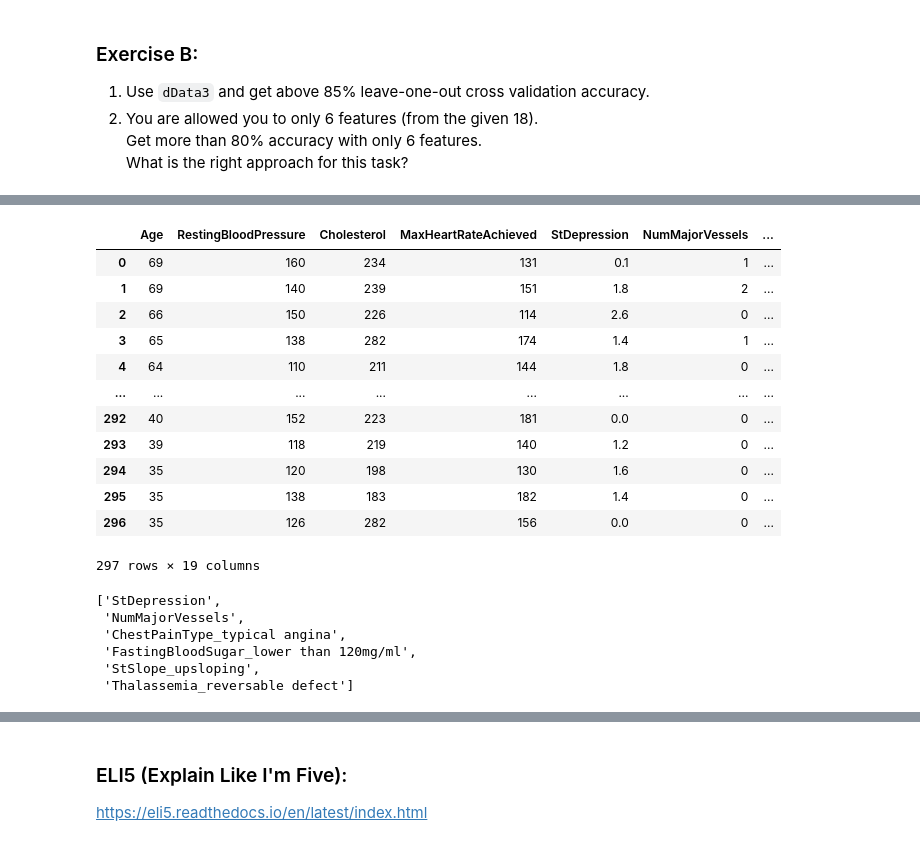
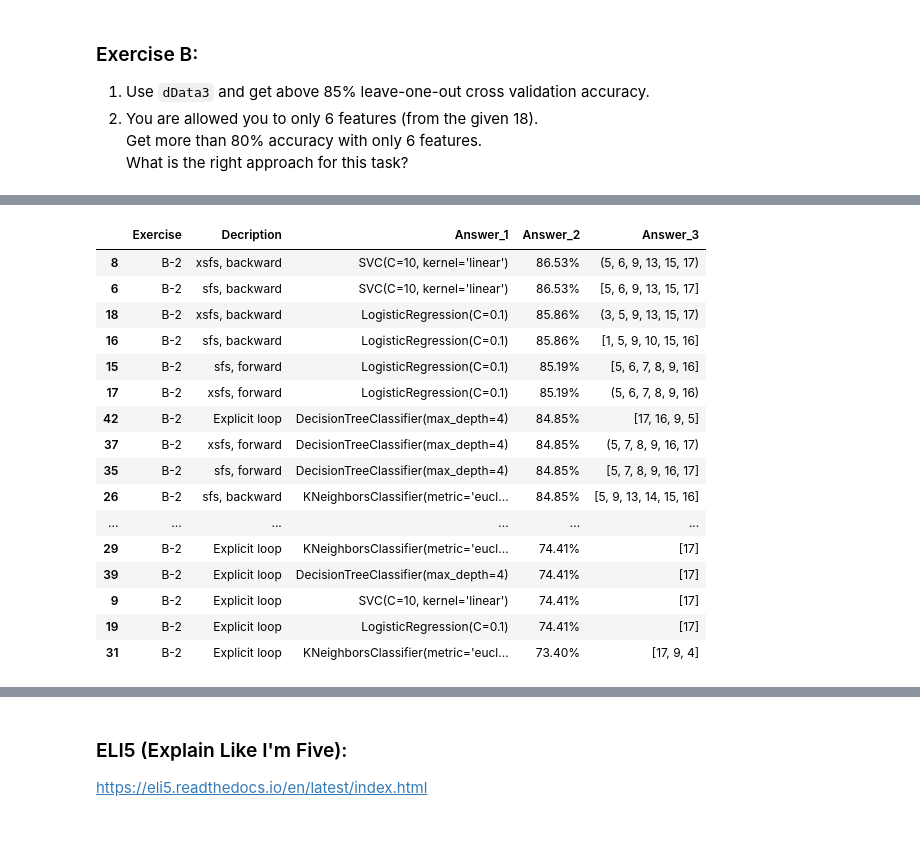
Before and after one commit to wzeyal/DataScience, a Jupyter notebook: Python_for_AI_Engineer/Exercises/4_Classification/Exercise03_Classification.ipynb, the cells around one changed output, grey strips where cells are left out. Saved outputs shown, nothing was run; the diff lists cells and outputs as text; code cells hidden in the pictures.

Commit message:
add classifiers

```diff
--- a/Python_for_AI_Engineer/Exercises/4_Classification/Exercise03_Classification.ipynb
+++ b/Python_for_AI_Engineer/Exercises/4_Classification/Exercise03_Classification.ipynb
@@ -414,8 +498,0 @@ sfs1_forward = sfs1_forward.fit(mX3, vY)
-# %%
-dfAnswers.loc[4] = [
-    'B-2',
-    'Feature Selection',
-    'mlextend.feature_selection forward',
-    f'Score {100*sfs1_forward.k_score_:2.2f}%',
-    sfs1_forward.k_feature_idx_,
-]
@@ -513,25 +499,20 @@ Index(['Age', 'RestingBloodPressure', 'Cholesterol', 'MaxHeartRateAchieved',
-# %%
-dData3
-# %% [output]
-|  | Age | RestingBloodPressure | Cholesterol | MaxHeartRateAchieved | StDepression | NumMajorVessels | ... |
-| 0 | 69 | 160 | 234 | 131 | 0.1 | 1 | ... |
-| 1 | 69 | 140 | 239 | 151 | 1.8 | 2 | ... |
-| 2 | 66 | 150 | 226 | 114 | 2.6 | 0 | ... |
-| 3 | 65 | 138 | 282 | 174 | 1.4 | 1 | ... |
-| 4 | 64 | 110 | 211 | 144 | 1.8 | 0 | ... |
-| ... | ... | ... | ... | ... | ... | ... | ... |
-| 292 | 40 | 152 | 223 | 181 | 0.0 | 0 | ... |
-| 293 | 39 | 118 | 219 | 140 | 1.2 | 0 | ... |
-| 294 | 35 | 120 | 198 | 130 | 1.6 | 0 | ... |
-| 295 | 35 | 138 | 183 | 182 | 1.4 | 0 | ... |
-| 296 | 35 | 126 | 282 | 156 | 0.0 | 0 | ... |
-297 rows × 19 columns
-# %%
-list(sfs1_backward.k_feature_names_)
-# %% [output]
-['StDepression',
- 'NumMajorVessels',
- 'ChestPainType_typical angina',
- 'FastingBloodSugar_lower than 120mg/ml',
- 'StSlope_upsloping',
- 'Thalassemia_reversable defect']
+# %%
+dfAnswers[dfAnswers.Exercise=='B-2'].sort_values('Answer_2', ascending=False)
+# %% [output]
+|  | Exercise | Decription | Answer_1 | Answer_2 | Answer_3 |
+| 8 | B-2 | xsfs, backward | SVC(C=10, kernel='linear') | 86.53% | (5, 6, 9, 13, 15, 17) |
+| 6 | B-2 | sfs, backward | SVC(C=10, kernel='linear') | 86.53% | [5, 6, 9, 13, 15, 17] |
+| 18 | B-2 | xsfs, backward | LogisticRegression(C=0.1) | 85.86% | (3, 5, 9, 13, 15, 17) |
+| 16 | B-2 | sfs, backward | LogisticRegression(C=0.1) | 85.86% | [1, 5, 9, 10, 15, 16] |
+| 15 | B-2 | sfs, forward | LogisticRegression(C=0.1) | 85.19% | [5, 6, 7, 8, 9, 16] |
+| 17 | B-2 | xsfs, forward | LogisticRegression(C=0.1) | 85.19% | (5, 6, 7, 8, 9, 16) |
+| 42 | B-2 | Explicit loop | DecisionTreeClassifier(max_depth=4) | 84.85% | [17, 16, 9, 5] |
+| 37 | B-2 | xsfs, forward | DecisionTreeClassifier(max_depth=4) | 84.85% | (5, 7, 8, 9, 16, 17) |
+| 35 | B-2 | sfs, forward | DecisionTreeClassifier(max_depth=4) | 84.85% | [5, 7, 8, 9, 16, 17] |
+| 26 | B-2 | sfs, backward | KNeighborsClassifier(metric='eucl... | 84.85% | [5, 9, 13, 14, 15, 16] |
+| ... | ... | ... | ... | ... | ... |
+| 29 | B-2 | Explicit loop | KNeighborsClassifier(metric='eucl... | 74.41% | [17] |
+| 39 | B-2 | Explicit loop | DecisionTreeClassifier(max_depth=4) | 74.41% | [17] |
+| 9 | B-2 | Explicit loop | SVC(C=10, kernel='linear') | 74.41% | [17] |
+| 19 | B-2 | Explicit loop | LogisticRegression(C=0.1) | 74.41% | [17] |
+| 31 | B-2 | Explicit loop | KNeighborsClassifier(metric='eucl... | 73.40% | [17, 9, 4] |
```
Also changed, not shown: parts of 26 cells of this notebook.
